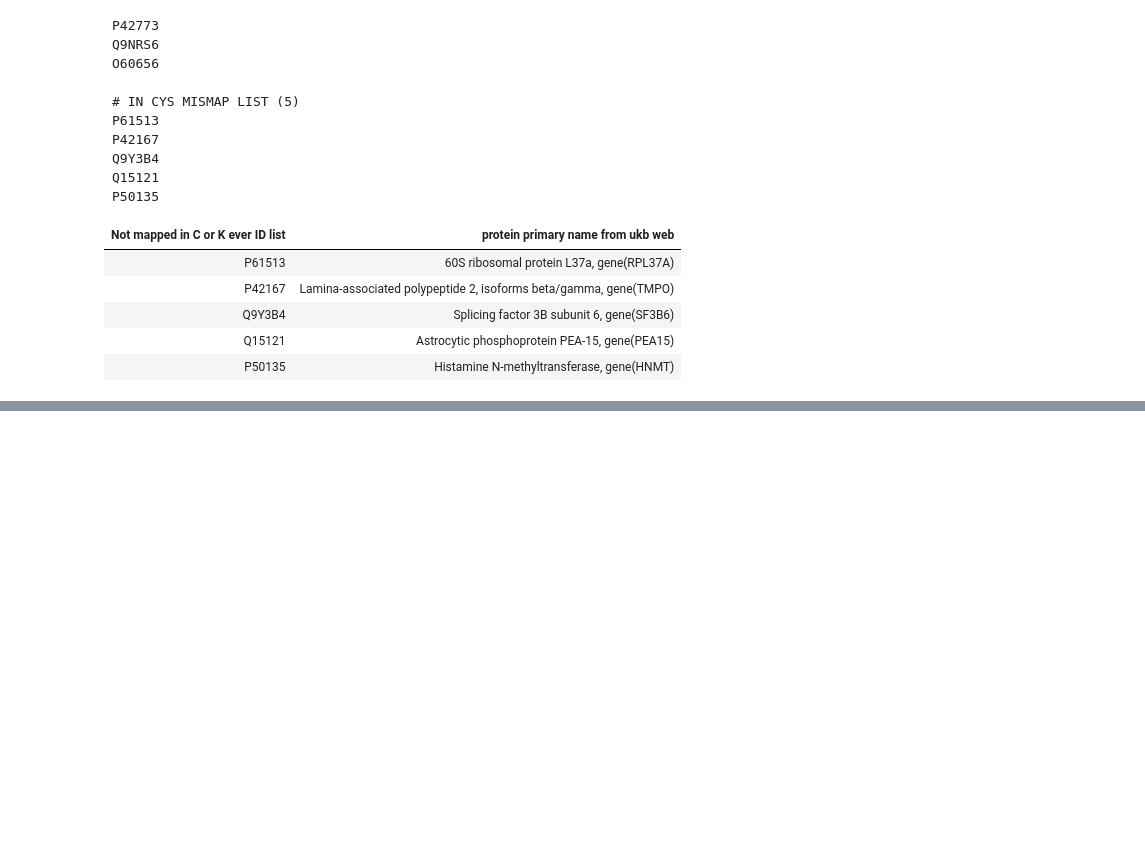
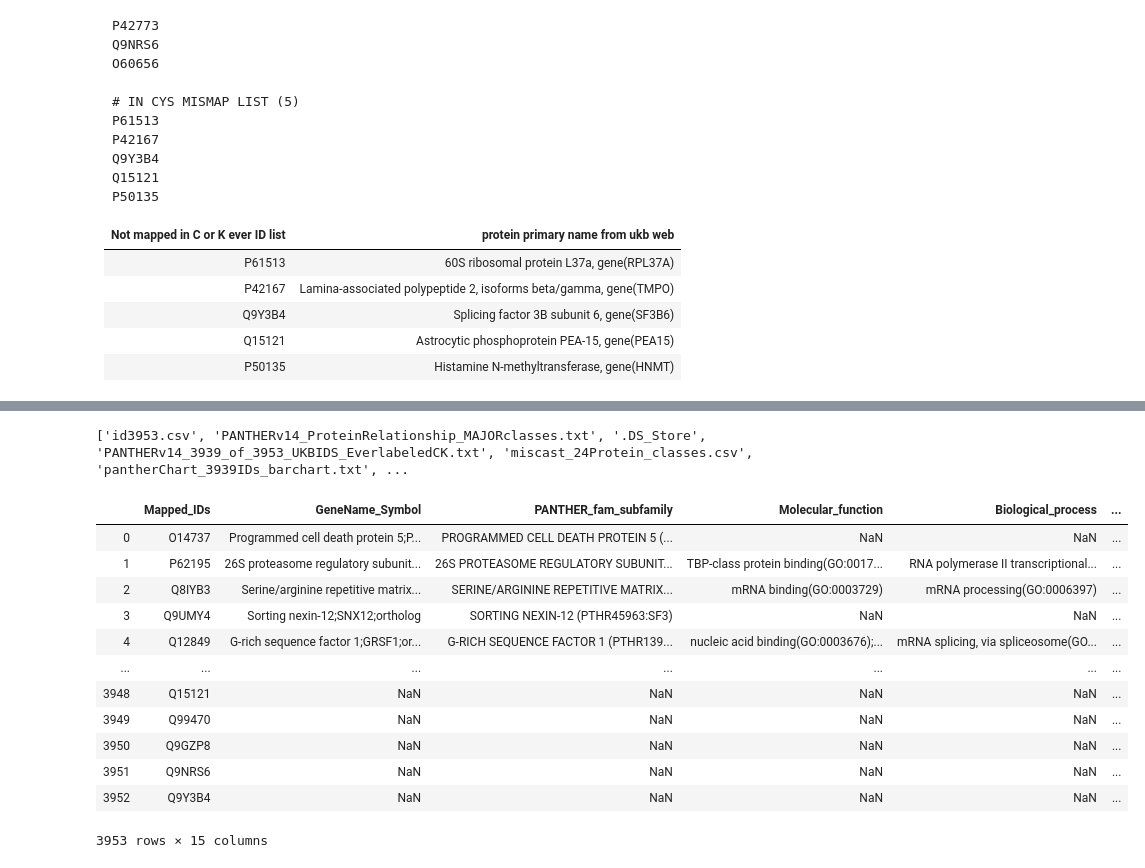
Before and after one commit to Mfpfox/MAPPING, a Jupyter notebook: G19_11_23_PIE_3963UKBIDs.ipynb, the cells around one changed output, grey strips where cells are left out. Drawn from its saved outputs; the diff is of its cells as text; code cells hidden in the pictures; blank space fills up the shorter version.

```diff
--- a/G19_11_23_PIE_3963UKBIDs.ipynb
+++ b/G19_11_23_PIE_3963UKBIDs.ipynb
@@ -269,0 +336,23 @@ P50135
+# %%
+os.chdir("/Users/mariapalafox/Desktop/myMAP_notes/PANTHER/v14PANTHER/")
+print(os.listdir())
+# %% [output]
+['id3953.csv', 'PANTHERv14_ProteinRelationship_MAJORclasses.txt', '.DS_Store', 'PANTHERv14_3939_of_3953_UKBIDS_EverlabeledCK.txt', 'miscast_24Protein_classes.csv', 'pantherChart_3939IDs_barchart.txt', ...
+# %%
+panther3953 = pd.read_csv("PANTHERv14_MERGEME_3953.csv")
+# %%
+panther3953
+# %% [output]
+|  | Mapped_IDs | GeneName_Symbol | PANTHER_fam_subfamily | Molecular_function | Biological_process | ... |
+| 0 | O14737 | Programmed cell death protein 5;P... | PROGRAMMED CELL DEATH PROTEIN 5 (... | NaN | NaN | ... |
+| 1 | P62195 | 26S proteasome regulatory subunit... | 26S PROTEASOME REGULATORY SUBUNIT... | TBP-class protein binding(GO:0017... | RNA polymerase II transcriptional... | ... |
+| 2 | Q8IYB3 | Serine/arginine repetitive matrix... | SERINE/ARGININE REPETITIVE MATRIX... | mRNA binding(GO:0003729) | mRNA processing(GO:0006397) | ... |
+| 3 | Q9UMY4 | Sorting nexin-12;SNX12;ortholog | SORTING NEXIN-12 (PTHR45963:SF3) | NaN | NaN | ... |
+| 4 | Q12849 | G-rich sequence factor 1;GRSF1;or... | G-RICH SEQUENCE FACTOR 1 (PTHR139... | nucleic acid binding(GO:0003676);... | mRNA splicing, via spliceosome(GO... | ... |
+| ... | ... | ... | ... | ... | ... | ... |
+| 3948 | Q15121 | NaN | NaN | NaN | NaN | ... |
+| 3949 | Q99470 | NaN | NaN | NaN | NaN | ... |
+| 3950 | Q9GZP8 | NaN | NaN | NaN | NaN | ... |
+| 3951 | Q9NRS6 | NaN | NaN | NaN | NaN | ... |
+| 3952 | Q9Y3B4 | NaN | NaN | NaN | NaN | ... |
+3953 rows × 15 columns
```
Also changed, not shown: parts of 42 cells of this notebook.
